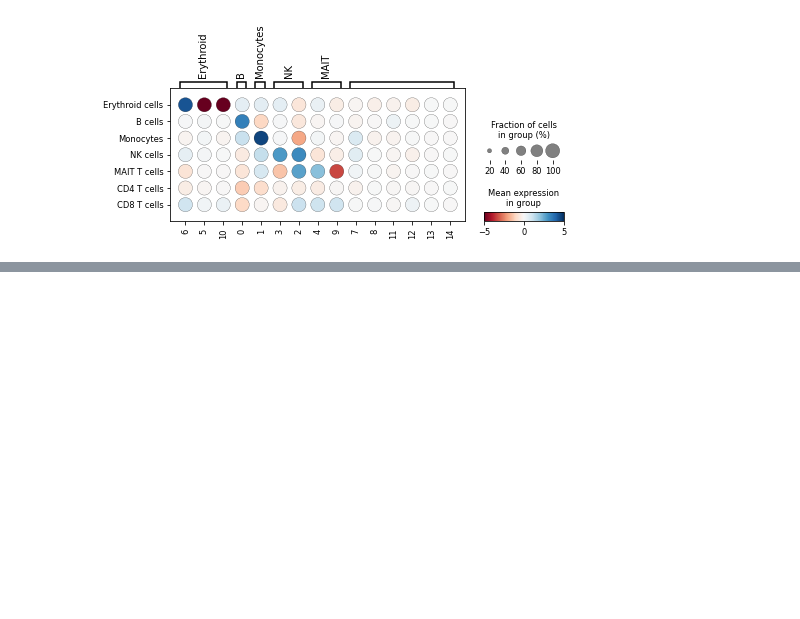
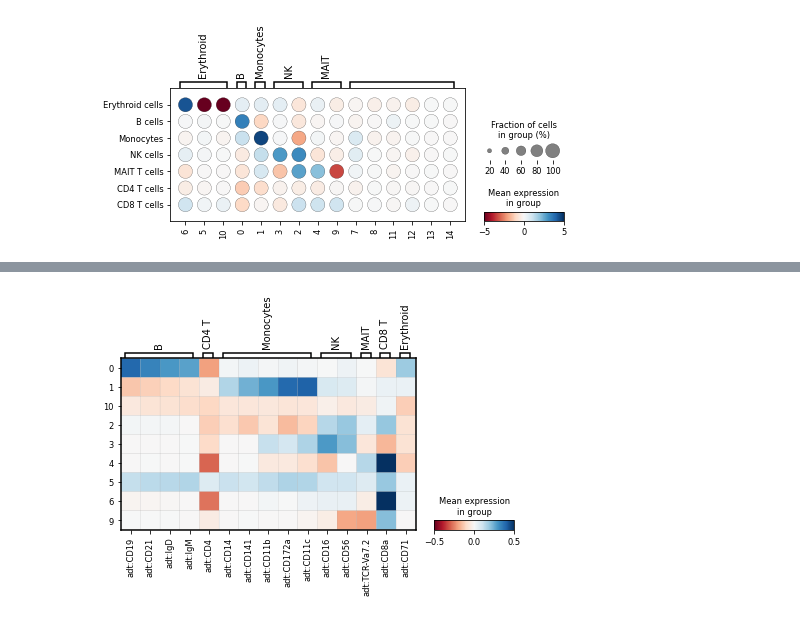
Before and after one commit to cantinilab/mowgli_reproducibility, a Jupyter notebook: visualize/visualize_part2.ipynb, the cells around one changed output, grey strips where cells are left out. Drawn from its saved outputs; the diff is of its cells as text; code cells hidden in the pictures; blank space fills up the shorter version.

```diff
--- a/visualize/visualize_part2.ipynb
+++ b/visualize/visualize_part2.ipynb
@@ -386,0 +432,24 @@ pearsonr(pval_matrix.ravel(), mean_dim_matrix.ravel())[0]
+# %%
+adata = ad.AnnData(H_mofa["H_adt"].T)
+adata.var_names = mdata["adt"].var_names
+adata.obs["dim"] = pd.Categorical(adata.obs_names)
+adata = adata[[6, 5, 10, 0, 1, 3, 2, 4, 9]]
+varnames = {
+    "B": ["adt:CD19", "adt:CD21", "adt:IgD", "adt:IgM"],
+    "CD4 T": "adt:CD4",
+    "Monocytes": ["adt:CD14", "adt:CD141", "adt:CD11b", "adt:CD172a", "adt:CD11c"],
+    "NK": ["adt:CD16", "adt:CD56"],
+    "MAIT": "adt:TCR-Va7.2",
+    "CD8 T": "adt:CD8a",
+    "Erythroid": "adt:CD71",
+}
+sc.pl.matrixplot(
+    adata,
+    varnames,
+    groupby="dim",
+    vmin=-.5,
+    vmax=.5,
+    cmap="RdBu"
+)
+# %% [output]
+[figure, added]
```
Also changed, not shown: parts of 8 cells of this notebook, 6 other files.
